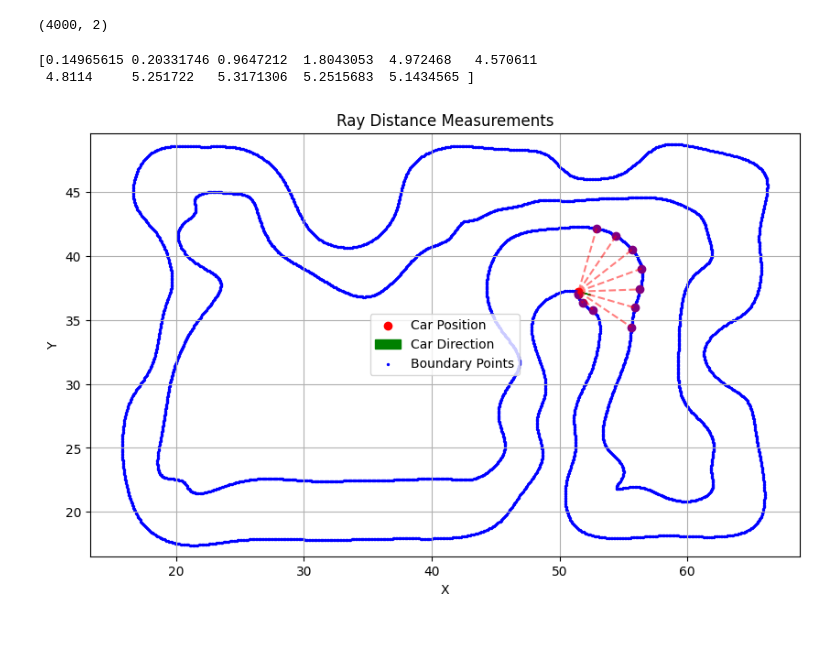
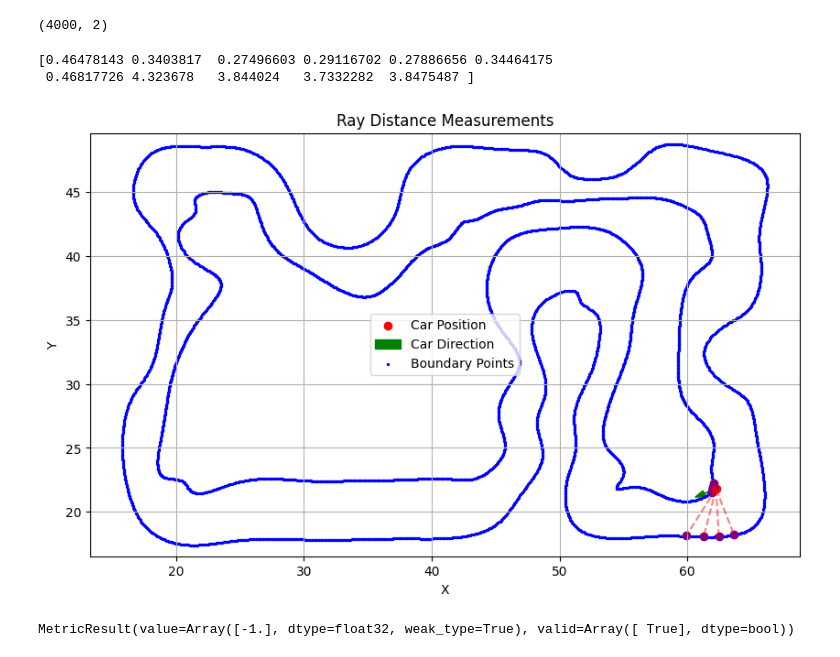
Before and after one commit to idsc-frazzoli/waymax, a Jupyter notebook: demo_scripts/demo_distance_to_edge.ipynb, the cells around one changed output. Drawn from its saved outputs; the diff is of its cells as text; code cells hidden in the pictures.

```diff
--- a/demo_scripts/demo_distance_to_edge.ipynb
+++ b/demo_scripts/demo_distance_to_edge.ipynb
@@ -56,8 +56,8 @@ print(edge_points.shape)
 # %%
 #[30.626804   20.0801     -0.10766554]
 # car_pos = jnp.array([TrackControlPoints.x[0], TrackControlPoints.y[0]])+jnp.array([1, 2])
-car_pos = jnp.array([51.49, 37.23])
-car_orientation = jnp.array(-0.28)  #jnp.pi/4 # radians
+car_pos = jnp.array([42.07, 42.80])
+car_orientation = jnp.array(3.516)  #jnp.pi/4 # radians
 num_rays = 11  # Number of rays to cast
 max_distance = 0.1  # Maximum perpendicular distance to consider for filtering points
 # %%
@@ -68,34 +68,50 @@ distances, hit_points, _ = calculate_distances_to_boundary(
 # print(projections.mean())
 # print(perpendicular_distances.mean())
 # distances_to_points = jnp.tile(distances_to_points, (1, num_rays))
 # print(jnp.min(distances_to_points - projections))
 # print(jnp.sqrt(jnp.min(distances_to_points ** 2 - projections ** 2)))
 print(distances)
 plt.figure(figsize=(10, 6))
 
 # plot car position and orientation
 plt.scatter(*car_pos, color='red', label='Car Position')
 car_direction = jnp.array([jnp.cos(car_orientation), jnp.sin(car_orientation)])
 plt.arrow(car_pos[0], car_pos[1], car_direction[0], car_direction[1],
-          color='green', head_width=0.1, length_includes_head=True, label='Car Direction')
+          color='green', head_width=0.5, length_includes_head=False, label='Car Direction')
 
 # plot track boundary points
 plt.scatter(edge_points[:, 0], edge_points[:, 1], color='blue', label='Boundary Points', s=2)
 
 # plot hit points and rays
 for i in range(num_rays):
     plt.plot([car_pos[0], hit_points[i, 0]], [car_pos[1], hit_points[i, 1]],
              'r--', alpha=0.5)
     plt.scatter(hit_points[i, 0], hit_points[i, 1], color='purple')
 
 plt.legend()
 plt.xlabel('X')
 plt.ylabel('Y')
 plt.title('Ray Distance Measurements')
 plt.grid(True)
 plt.axis('equal')
 plt.show()
 # %% [output]
-[0.14965615 0.20331746 0.9647212  1.8043053  4.972468   4.570611
- 4.8114     5.251722   5.3171306  5.2515683  5.1434565 ]
+[0.46478143 0.3403817  0.27496603 0.29116702 0.27886656 0.34464175
+ 0.46817726 4.323678   3.844024   3.7332282  3.8475487 ]
-[figure, old version]
+[figure, new version]
+# %%
+from waymax.metrics.roadgraph import OffroadMetric
+from waymax.metrics.gokart_metric import GokartOffroadMetric
+from waymax.utils.gokart_utils import create_init_state
+
+state = create_init_state()
+state.sim_trajectory.x = state.sim_trajectory.x.at[..., 0, 0].set(62.25)
+state.sim_trajectory.y = state.sim_trajectory.y.at[..., 0, 0].set(21.79)
+state.sim_trajectory.yaw = state.sim_trajectory.yaw.at[..., 0, 0].set(3.516)
+offroad_metric = GokartOffroadMetric()
+# offroad_metric = OffroadMetric()
+offroad = offroad_metric.compute(state)
+
+print(offroad)
+# %% [output]
+MetricResult(value=Array([-1.], dtype=float32, weak_type=True), valid=Array([ True], dtype=bool))
```
Also changed, not shown: 2 other files.
